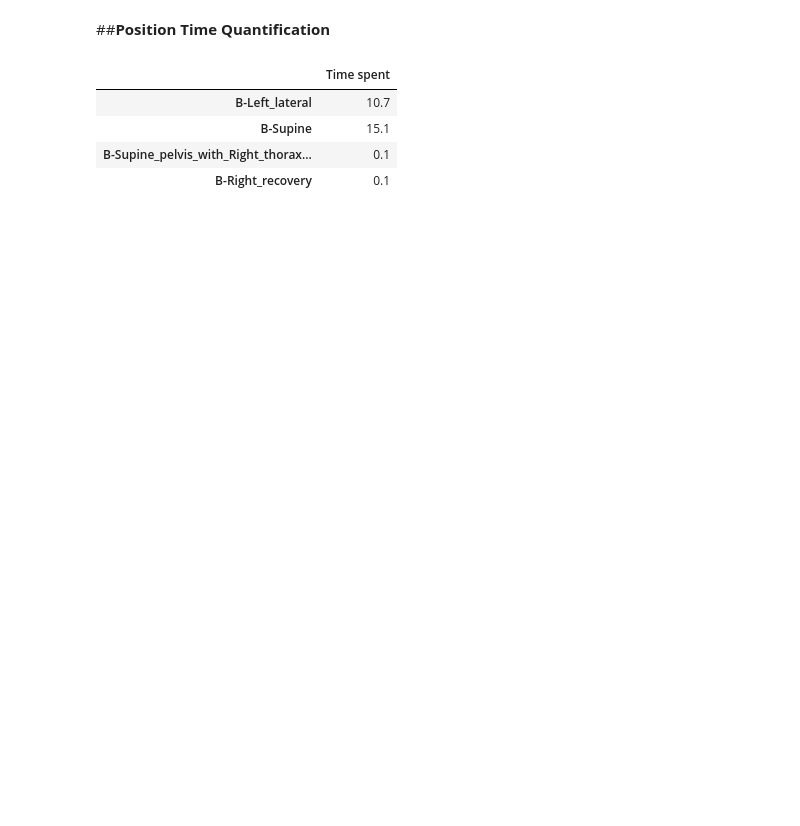
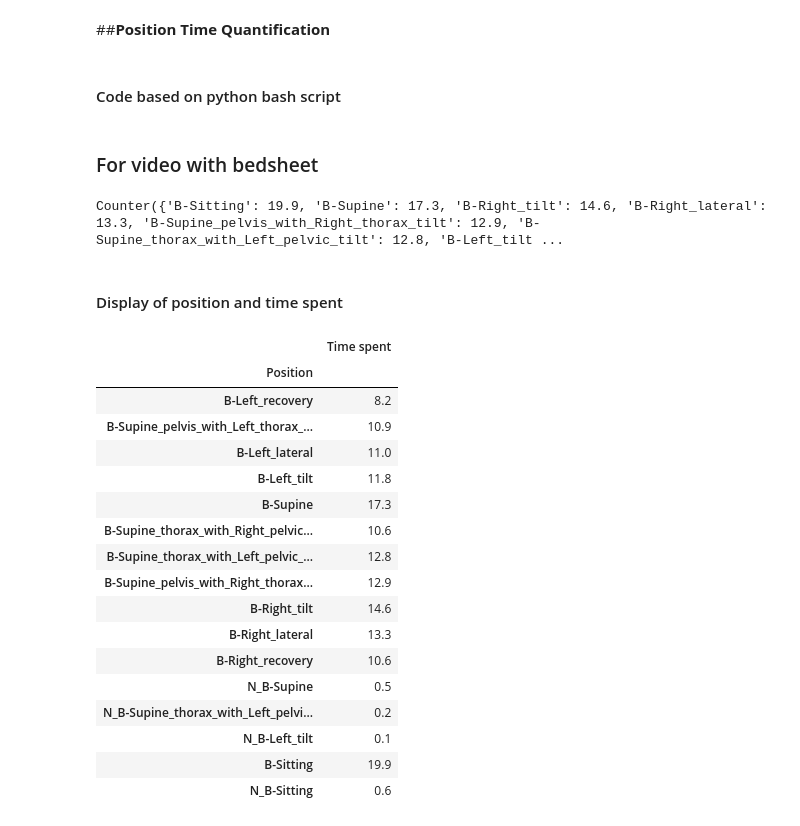
Before and after one commit to RahaviSelvarajan/Sleep-posture-classification, a Jupyter notebook: SBI_YOLO_Pytorch.ipynb, the cells around one changed output. Saved outputs shown, nothing was run; the diff lists cells and outputs as text; code cells hidden in the pictures; blank space fills up the shorter version.

```diff
--- a/SBI_YOLO_Pytorch.ipynb
+++ b/SBI_YOLO_Pytorch.ipynb
@@ -227,10 +265,60 @@ print(counts)
+# %% [markdown]
+#### Code based on python bash script
+# %% [markdown]
+### For video with bedsheet
+# %%
+# Code based on the bash script for python
+cap = cv2.VideoCapture('/content/drive/MyDrive/B-DWU128.mp4')
+fps = cap.get(cv2.CAP_PROP_FPS)
+
+classes = ['B-Left_recovery', 'B-Left_lateral', 'B-Left_tilt', 'B-Supine', 'B-Supine_thorax_with_Left_pelvic_tilt',
+          'B-Supine_thorax_with_Right_pelvic_tilt', 'B-Supine_pelvis_with_Left_thorax_tilt',
+          'B-Supine_pelvis_with_Right_thorax_tilt', 'B-Right_tilt', 'B-Right_lateral', 'B-Right_recovery', 'B-Sitting',
+          'N_B-Left_recovery', 'N_B-Left_lateral', 'N_B-Left_tilt', 'N_B-Supine', 'N_B-Supine_thorax_with_Left_pelvic_tilt',
+          'N_B-Supine_thorax_with_Right_pelvic_tilt', 'N_B-Supine_pelvis_with_Left_thorax_tilt',
+          'N_B-Supine_pelvis_with_Right_thorax_tilt', 'N_B-Right_tilt', 'N_B-Right_lateral', 'N_B-Right_recovery', 'N_B-Sitting']
+
+labels_files = glob.glob('/content/drive/MyDrive/B-DWU128_pt/labels/*.txt')
+labels_files.sort(key=os.path.getctime)
+predictions = []
+
+for file in labels_files:
+  with open(file, 'r') as f:
+    line = f.readlines()
+    # print(line)
+    index = int(line[0].split(" ")[0])
+    predictions.append(classes[index])
+# %%
+# Get the time spent in each position
+from collections import Counter
+counts = Counter(predictions)
+for item, count in counts.items():
+    counts[item] /= 10.0
+print(counts)
+# %% [output]
+Counter({'B-Sitting': 19.9, 'B-Supine': 17.3, 'B-Right_tilt': 14.6, 'B-Right_lateral': 13.3, 'B-Supine_pelvis_with_Right_thorax_tilt': 12.9, 'B-Supine_thorax_with_Left_pelvic_tilt': 12.8, 'B-Left_tilt ...
+# %% [markdown]
+#### Display of position and time spent
 # %%
-df = pd.DataFrame.from_dict(data, orient='index', columns=['Time spent'])
-# df.index.name = 'Position'
+df = pd.DataFrame.from_dict(counts, orient='index', columns=['Time spent'])
+df.index.name = 'Position'
 display(df)
 # %% [output]
 |  | Time spent |
-| B-Left_lateral | 10.7 |
-| B-Supine | 15.1 |
-| B-Supine_pelvis_with_Right_thorax... | 0.1 |
-| B-Right_recovery | 0.1 |
+| Position |  |
+| B-Left_recovery | 8.2 |
+| B-Supine_pelvis_with_Left_thorax_... | 10.9 |
+| B-Left_lateral | 11.0 |
+| B-Left_tilt | 11.8 |
+| B-Supine | 17.3 |
+| B-Supine_thorax_with_Right_pelvic... | 10.6 |
+| B-Supine_thorax_with_Left_pelvic_... | 12.8 |
+| B-Supine_pelvis_with_Right_thorax... | 12.9 |
+| B-Right_tilt | 14.6 |
+| B-Right_lateral | 13.3 |
+| B-Right_recovery | 10.6 |
+| N_B-Supine | 0.5 |
+| N_B-Supine_thorax_with_Left_pelvi... | 0.2 |
+| N_B-Left_tilt | 0.1 |
+| B-Sitting | 19.9 |
+| N_B-Sitting | 0.6 |
```
Also changed, not shown: parts of 21 cells of this notebook.
